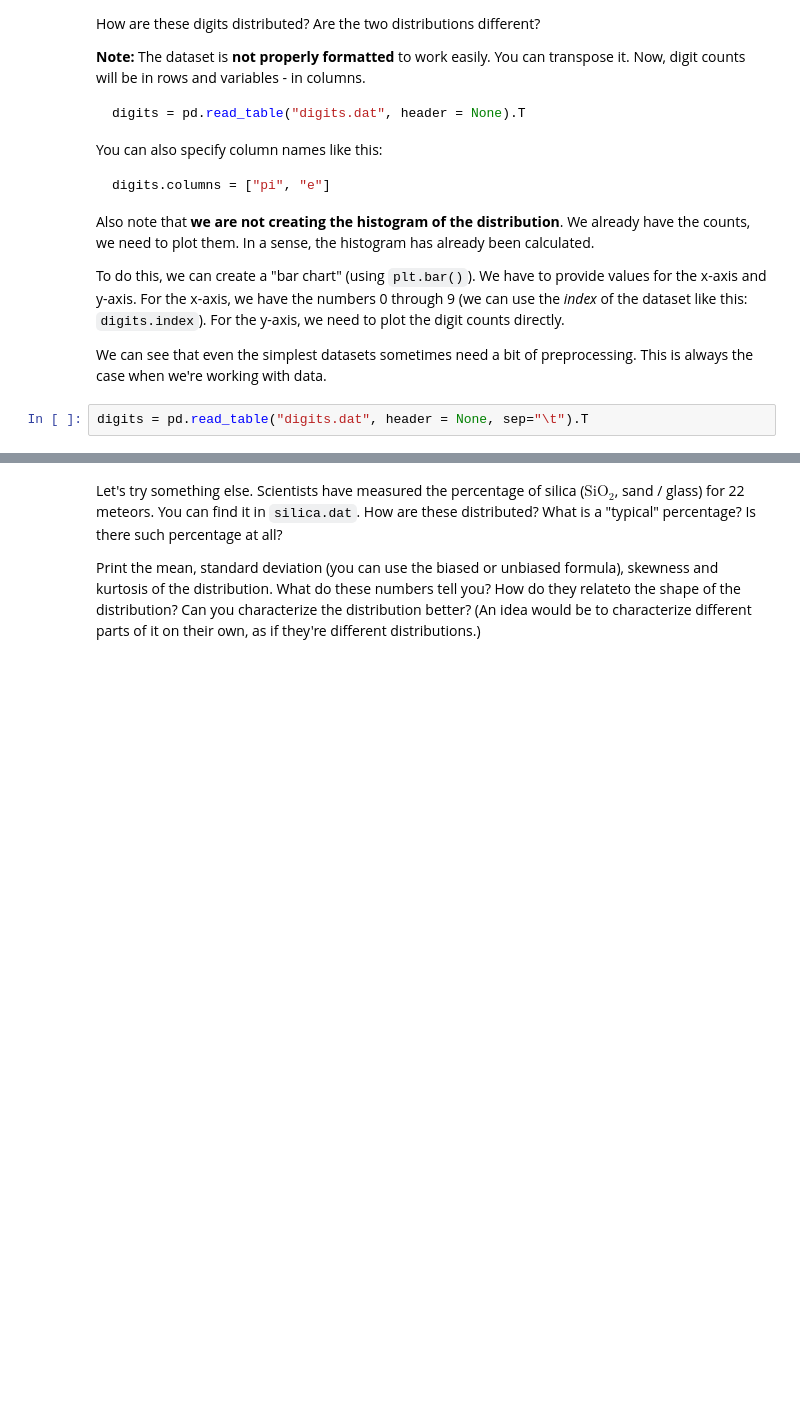
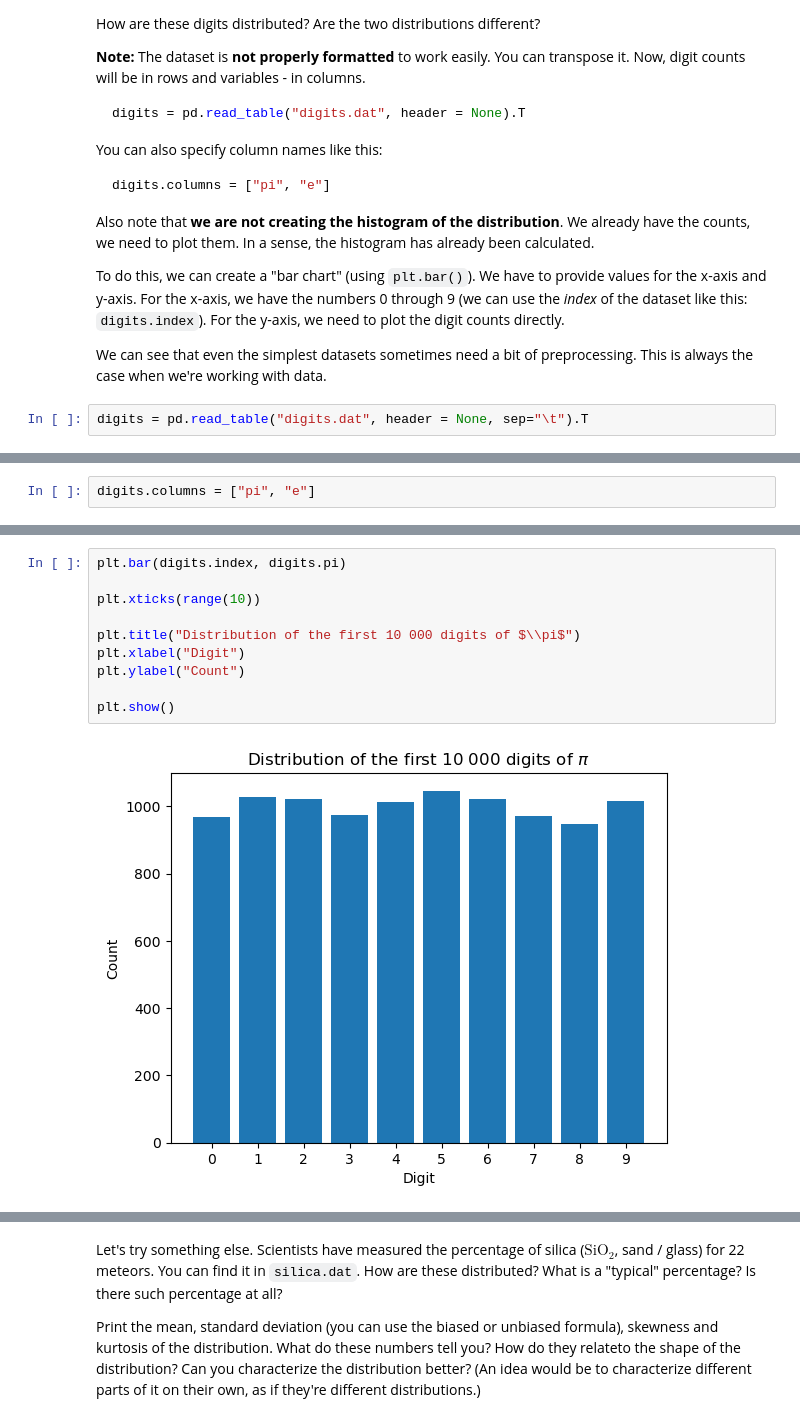
Before and after one commit to i11g/Statistics, a Jupyter notebook: Statistics Exercise.ipynb, the cells around one changed output, grey strips where cells are left out. Cells and saved outputs as stored; diff of their text form; blank space fills up the shorter version.

```diff
--- a/Statistics Exercise.ipynb
+++ b/Statistics Exercise.ipynb
@@ -45,0 +44,2 @@ digits = pd.read_table("digits.dat", header = None, sep="\t").T
+# %%
+digits.columns = ["pi", "e"]
@@ -45,0 +60,12 @@ digits = pd.read_table("digits.dat", header = None, sep="\t").T
+# %%
+plt.bar(digits.index, digits.pi)
+
+plt.xticks(range(10))
+
+plt.title("Distribution of the first 10 000 digits of $\\pi$")
+plt.xlabel("Digit")
+plt.ylabel("Count")
+
+plt.show()
+# %% [output]
+[figure, added]
```
Also changed, not shown: parts of 8 cells of this notebook, 1 other file.
